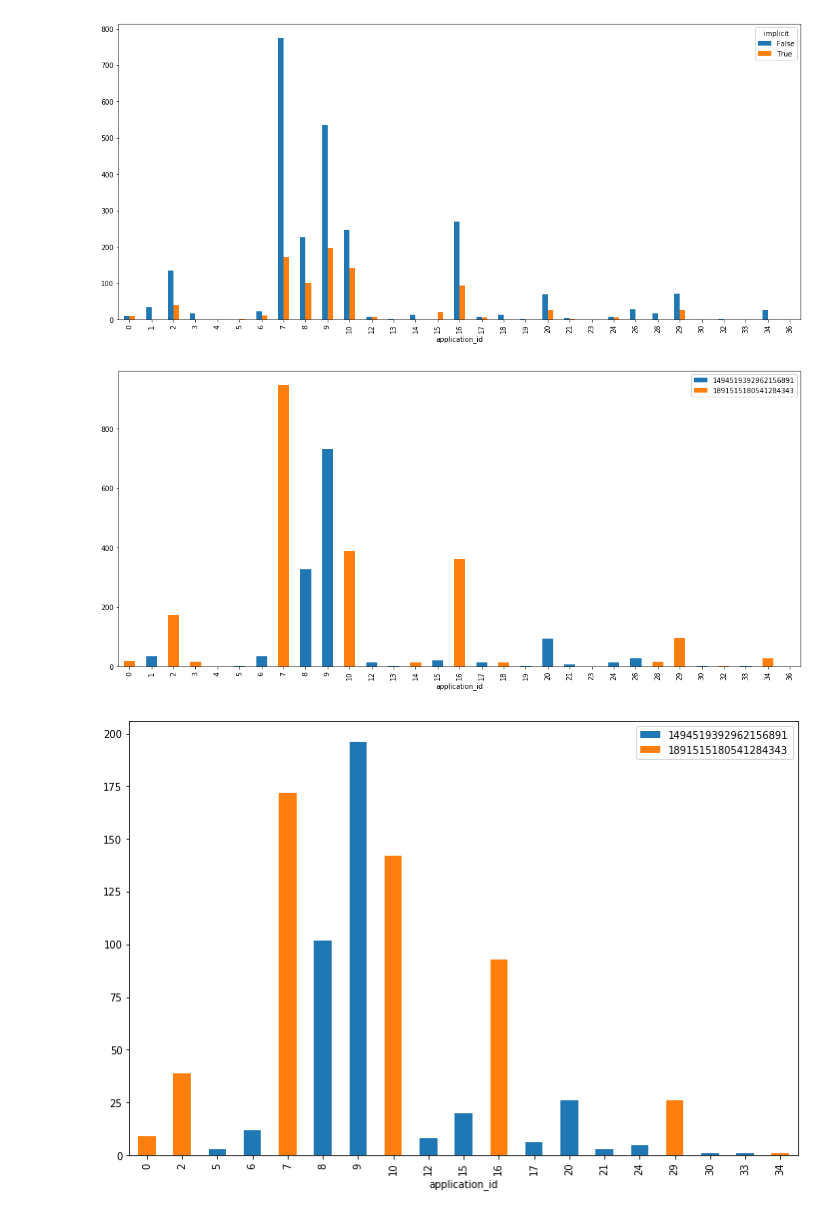
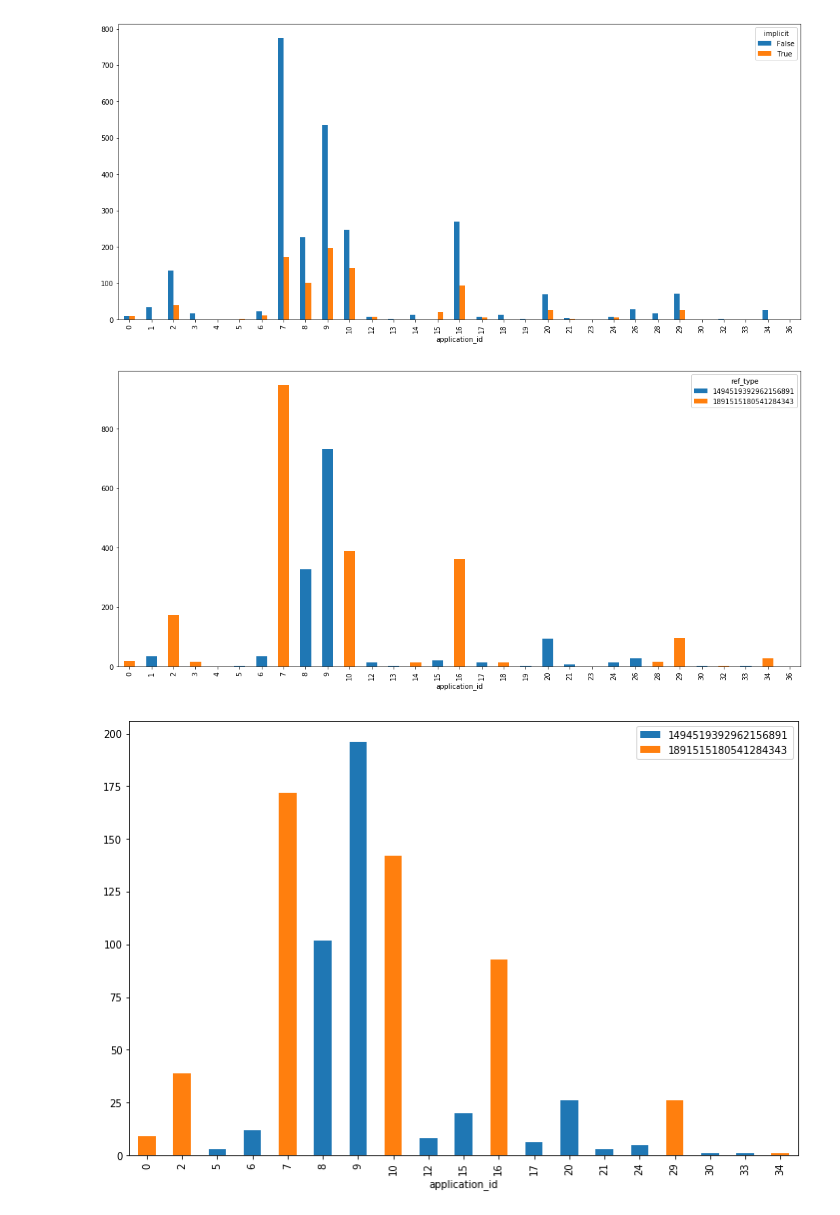
Before and after one commit to shizus/7506-1c2019, a Jupyter notebook: scripts/installs.ipynb, the cells around one changed output. Drawn from its saved outputs; the diff is of its cells as text; code cells hidden in the pictures.

```diff
--- a/scripts/installs.ipynb
+++ b/scripts/installs.ipynb
@@ -13,6 +13,9 @@ del installs['attributed'] #borrada por ser todos False, no aporta información
 del installs['trans_id']   #borrada por tener muy pocos datos (6 de 3412)
 del installs['event_uuid'] #borrada por tener todos valores distintos, no aporta información relevante
 del installs['ref_hash']   #borrada por tener todos valores distintos, no aporta información relevante
+# %%
+installs['kind'].replace('open', 'Open', inplace = True) #Reemplazo porque son la misma opción
+installs['kind'].replace(['EVENT_HOMEPAGE', 'EVENT_Homepage'], 'Event Homepage', inplace = True)
 # %%
 installs.head()
 # %% [output]
@@ -174,10 +241,10 @@ plt.show()
 [figure]
 # %%
 appi = installs[['ref_type','application_id']].groupby('application_id').agg({'ref_type' : 'value_counts'})
-appi['ref_type'].unstack().plot(kind = 'bar', stacked = True, figsize = (18, 8)).legend(loc = 'best')
+appi['ref_type'].unstack().plot(kind = 'bar', stacked = True, figsize = (18, 8))
 plt.show()
 # %% [output]
-[figure, old version]
+[figure, new version]
 # %%
 app = implicit[['ref_type','application_id']].groupby('application_id').agg({'ref_type' : 'value_counts'})
 app['ref_type'].unstack().plot(kind = 'bar', stacked = True, figsize = (12, 8)).legend(loc = 'best')
```
Also changed, not shown: parts of 22 cells of this notebook.
